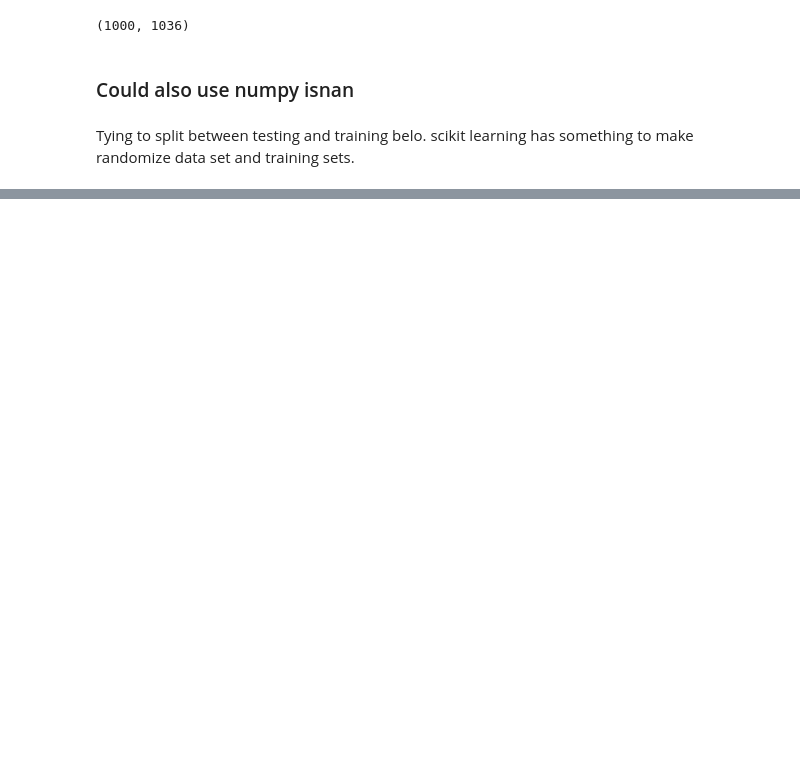
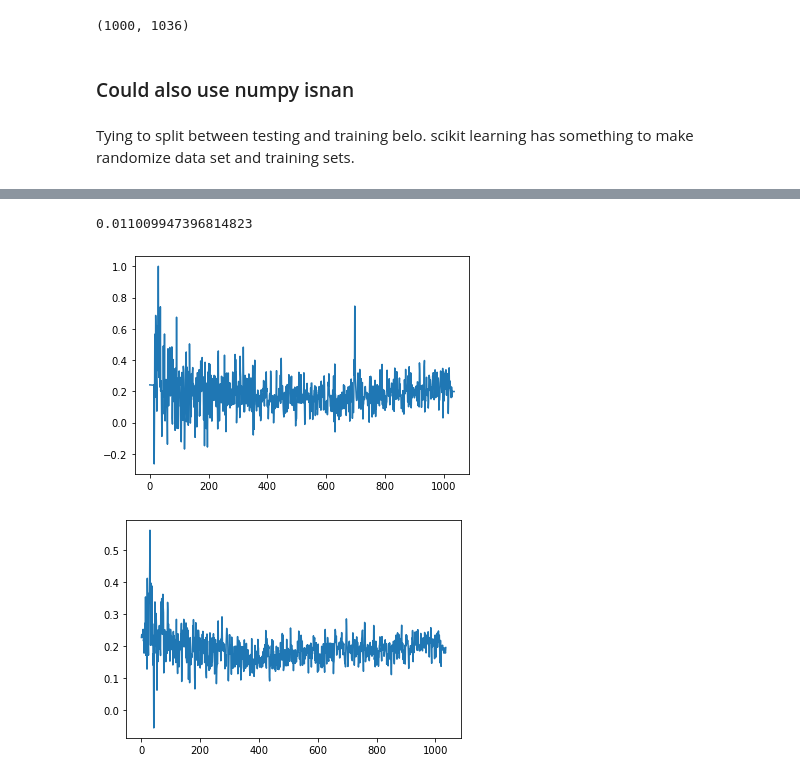
Before and after one commit to nickdavila/LAE-ML-Classification, a Jupyter notebook: Modified_ValentinaAutoEnc.ipynb, the cells around one changed output, grey strips where cells are left out. Saved outputs shown, nothing was run; the diff lists cells and outputs as text; code cells hidden in the pictures; blank space fills up the shorter version.

```diff
--- a/Modified_ValentinaAutoEnc.ipynb
+++ b/Modified_ValentinaAutoEnc.ipynb
@@ -410,8 +462,12 @@ np.load("encoded_31_cut.npy")
 # %%
 plt.figure()
-plt.plot(train_cut[4])
+plt.plot(NEP_train[4])
 plt.savefig("OG.png")
 plt.figure()
 plt.plot(decoded_imgs[4])
 plt.savefig("RECON.png")
 print(hist.history["val_loss"][-1])
+# %% [output]
+0.011009947396814823
+[figure, added]
+[figure, added]
```
Also changed, not shown: parts of 37 cells of this notebook.
